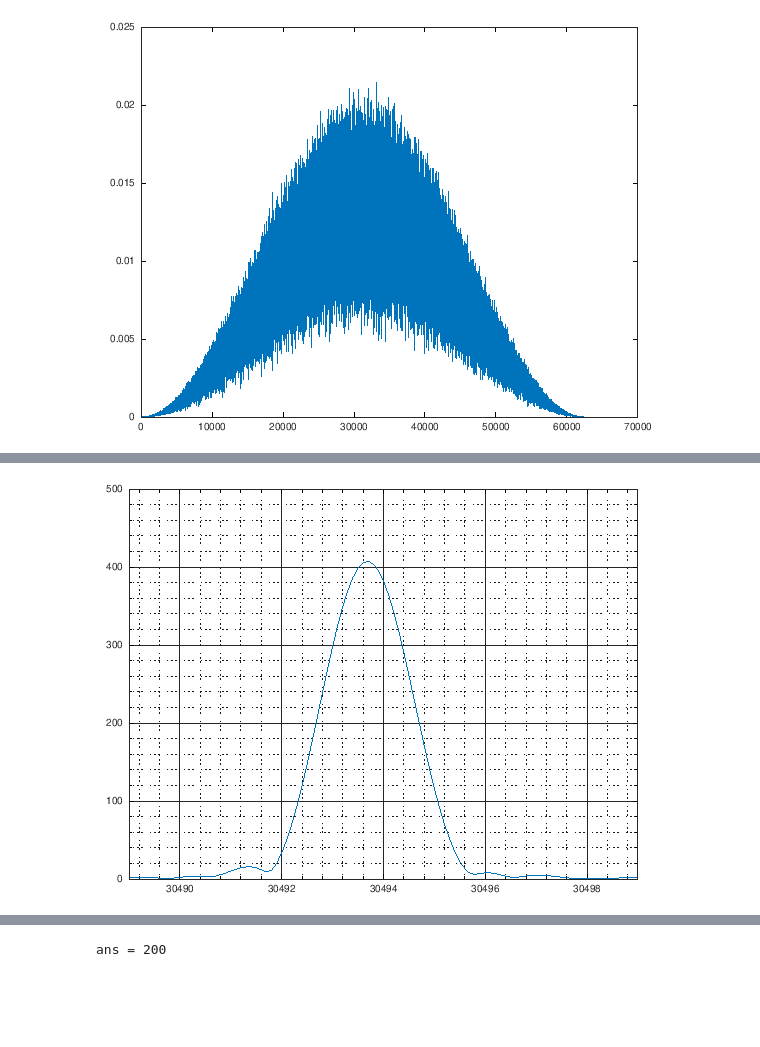
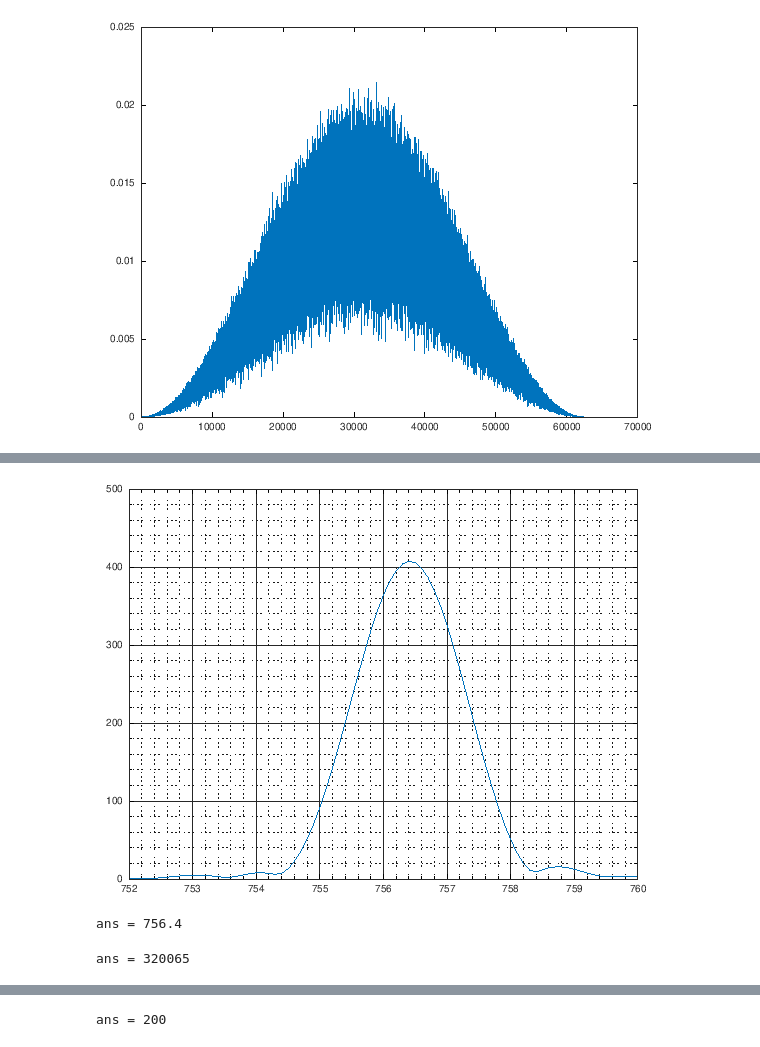
Before and after one commit to tbondy760/sat-chirp, a Jupyter notebook: AnalyzeMultiToneCalibrationFile.ipynb, the cells around one changed output, grey strips where cells are left out. Drawn from its saved outputs; the diff is of its cells as text; code cells hidden in the pictures; blank space fills up the shorter version.

```diff
--- a/AnalyzeMultiToneCalibrationFile.ipynb
+++ b/AnalyzeMultiToneCalibrationFile.ipynb
@@ -76,7 +76,7 @@ plot(abs(SigSec0RV));
 # %% [output]
 [figure]
 # %%
-FftSec0RV = abs(fft(SigSec0RV, sampleRate*10 + 1));
+FftSec0RV = abs(fftshift(fft(SigSec0RV, sampleRate*10 + 1)));
 FreqSec0RV = [linspace(-sampleRate/2, sampleRate/2, rows(FftSec0RV))](:);
 # %%
 plot(FreqSec0RV, FftSec0RV)
@@ -88,7 +88,15 @@ grid minor
 # %%
-plot(F_base, E_cos_pulse)
+plot(FreqSec0RV, FftSec0RV)
 grid on
 grid minor
-axis([30494-5 30494+5], "tic")
+axis([756-4 756+4], "tic")
 # %% [output]
-[figure, old version]
+[figure, new version]
+# %%
+FreqSec0RV(find(FftSec0RV(:) == max(FftSec0RV)))
+# %% [output]
+ans = 756.4
+# %%
+find(FftSec0RV(:) == max(FftSec0RV))
+# %% [output]
+ans = 320065
```
Also changed, not shown: parts of 13 cells of this notebook.
